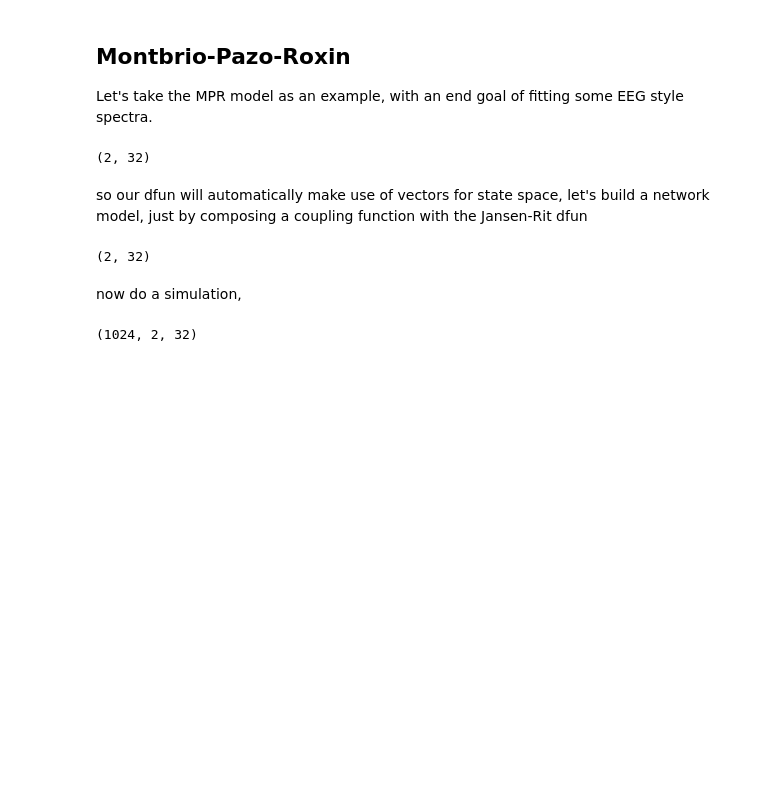
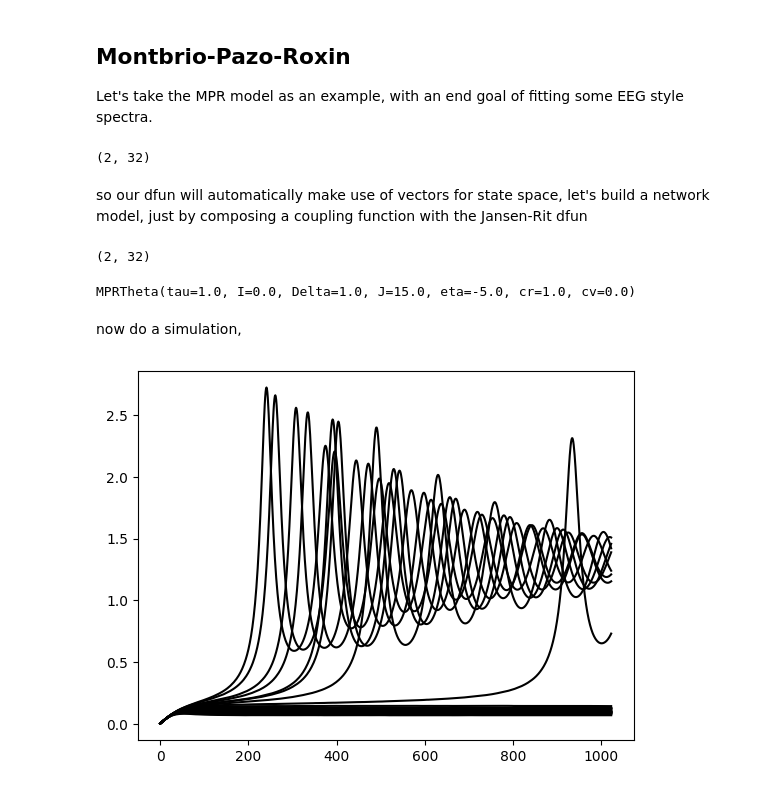
Before and after one commit to ins-amu/vbjax, a Jupyter notebook: 33 MPR.ipynb, the cells around one changed output. Saved outputs shown, nothing was run; the diff lists cells and outputs as text; code cells hidden in the pictures; blank space fills up the shorter version.

```diff
--- a/33 MPR.ipynb
+++ b/33 MPR.ipynb
@@ -26,29 +27,35 @@ ns = np.tile(np.arange(nn),(nn,1))
 key = jax.random.PRNGKey(42)
 weights = jax.random.normal (key, (nn, nn))
 lengths = jax.random.randint(key, (nn, nn), 0, 255)
-buffer = jax.random.normal(key, (nn, lengths.max()+1))
 
 def net_dfun(x, p):
-    w, l, buf, mass_θ = p
-    lfp = x[1] - x[2]
-    # c = 1e-2 * np.sum(w*buffer[ns,l], axis=1)
-    c = 1e-2 * np.dot(w, lfp)
-    return vbjax.mpr_dfun(x, c, mass_θ)
+    w, l, mass_θ = p
+    return vbjax.mpr_dfun(x, x[0], mass_θ)
 
 x0 = np.zeros((2, nn))
-net_θ = weights, lengths, buffer, vbjax.mpr_default_theta
+net_θ = weights, lengths, vbjax.mpr_default_theta
 net_dfun(x0, net_θ).shape
 # %% [output]
 (2, 32)
+# %%
+vbjax.mpr_default_theta
+# %% [output]
+MPRTheta(tau=1.0, I=0.0, Delta=1.0, J=15.0, eta=-5.0, cr=1.0, cv=0.0)
 # %% [markdown]
 now do a simulation,
+# %%
+step, loop = vbjax.make_sde(0.01, net_dfun, 1e-1)
 # %%
-step, loop = vbjax.make_sde(1.0, net_dfun, 1e-1)
 key = jax.random.PRNGKey(0)
 nt = 1024
 x0 = np.zeros((2, nn))
 zt = jax.random.normal(key, (nt, ) + x0.shape) * 1e-2
+I = jax.random.normal(key, shape=(nn, ))+1.0
+net_θ = weights, lengths, vbjax.mpr_default_theta._replace(
+    eta=-4.7,
+    I=I)
 yt = loop(x0, zt, net_θ)
-yt.shape
+r, v = yt.transpose((1, 0, 2))
+plot(r, 'k');
 # %% [output]
-(1024, 2, 32)
+[figure, added]
```
Also changed, not shown: parts of 12 cells of this notebook, 1 other file.
